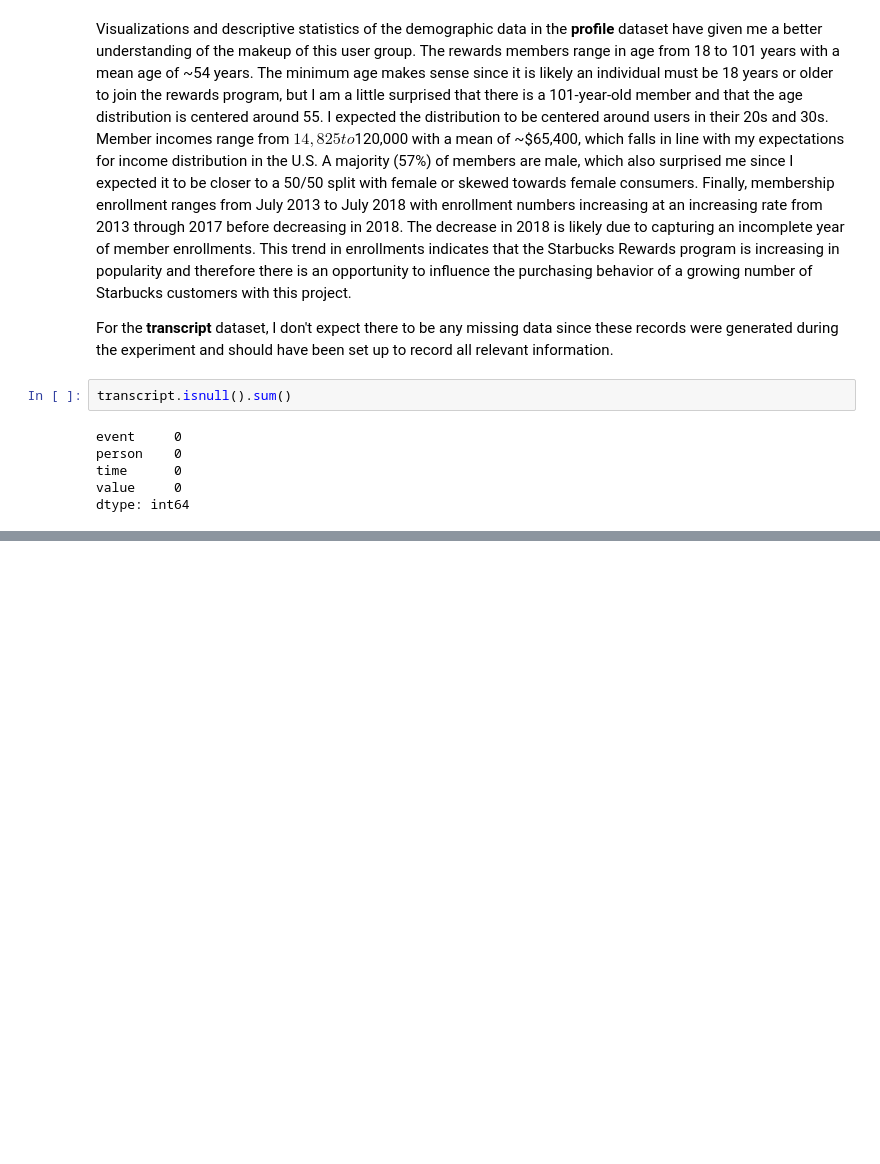
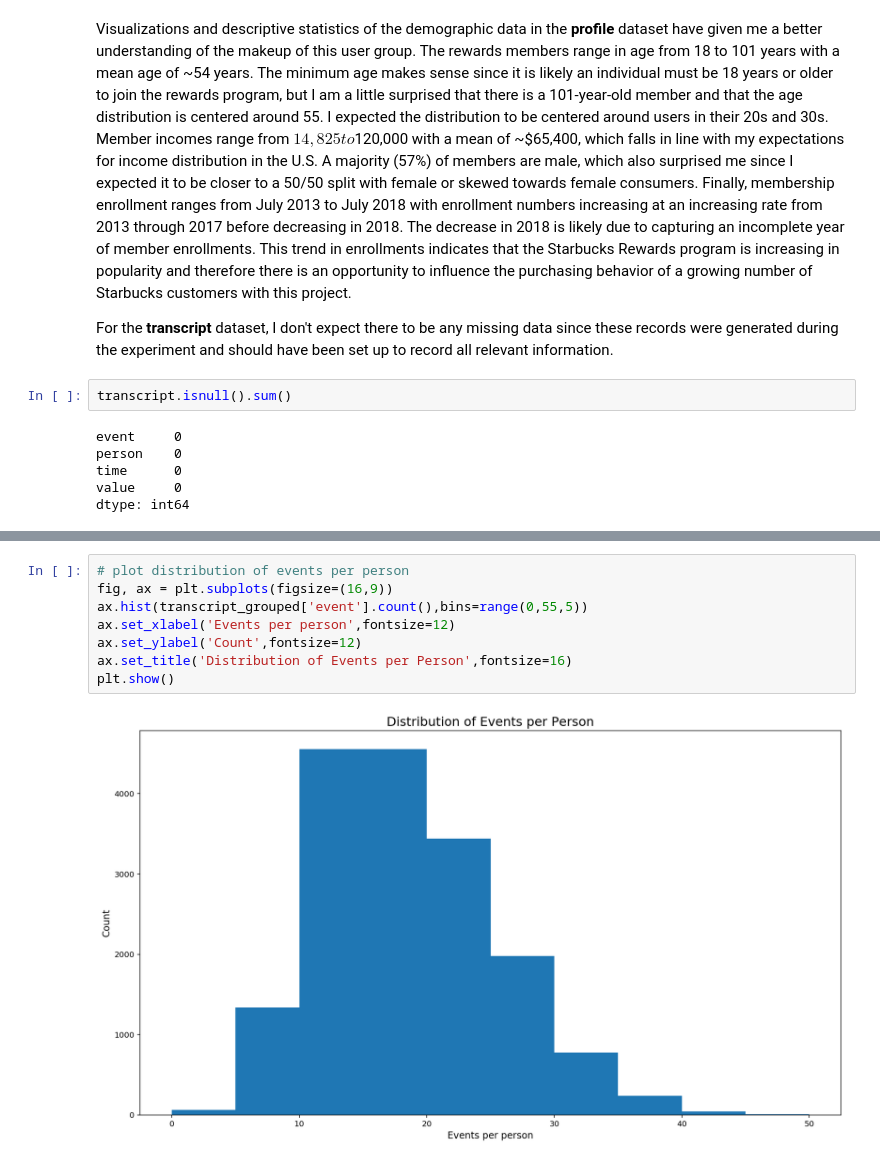
Before and after one commit to blowe615/starbucks_offers, a Jupyter notebook: starbucks_offers.ipynb, the cells around one changed output, grey strips where cells are left out. Cells and saved outputs as stored; diff of their text form; blank space fills up the shorter version.

```diff
--- a/starbucks_offers.ipynb
+++ b/starbucks_offers.ipynb
@@ -216,0 +234,10 @@ As expected, there are no missing values in the **transcript** dataset.
+# %%
+# plot distribution of events per person
+fig, ax = plt.subplots(figsize=(16,9))
+ax.hist(transcript_grouped['event'].count(),bins=range(0,55,5))
+ax.set_xlabel('Events per person',fontsize=12)
+ax.set_ylabel('Count',fontsize=12)
+ax.set_title('Distribution of Events per Person',fontsize=16)
+plt.show()
+# %% [output]
+[figure, added]
```
Also changed, not shown: parts of 9 cells of this notebook.
